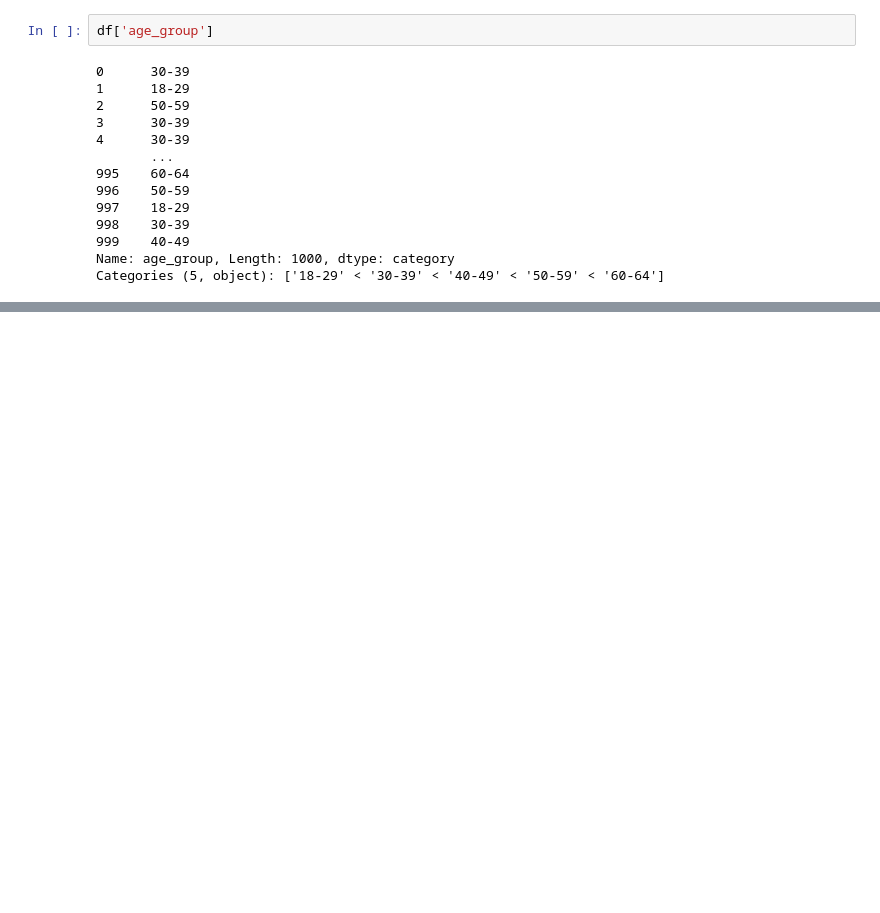
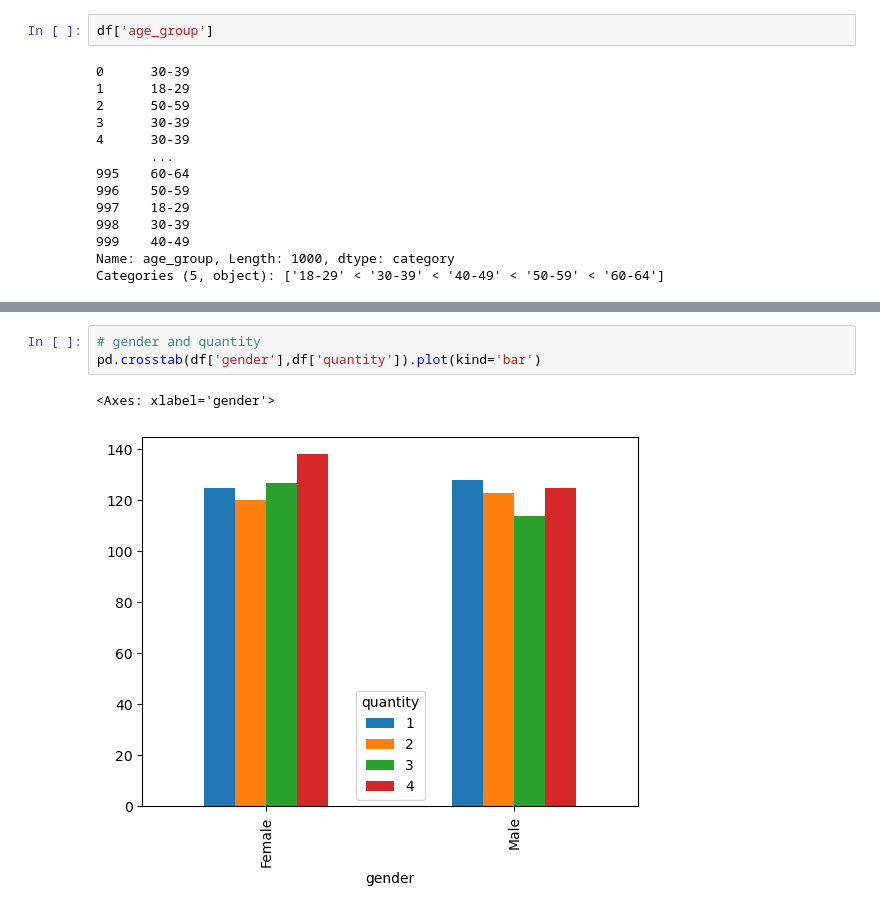
Before and after one commit to Girlingreenn/Retail-Sales-Project, a Jupyter notebook: retail_sales.ipynb, the cells around one changed output, grey strips where cells are left out. Drawn from its saved outputs; the diff is of its cells as text; blank space fills up the shorter version.

```diff
--- a/retail_sales.ipynb
+++ b/retail_sales.ipynb
@@ -237,0 +278,6 @@ Text(0.5, 1.0, 'Bar Chart of Age Groups')
+# %%
+# gender and quantity
+pd.crosstab(df['gender'],df['quantity']).plot(kind='bar')
+# %% [output]
+<Axes: xlabel='gender'>
+[figure, added]
```
Also changed, not shown: parts of 11 cells of this notebook.
